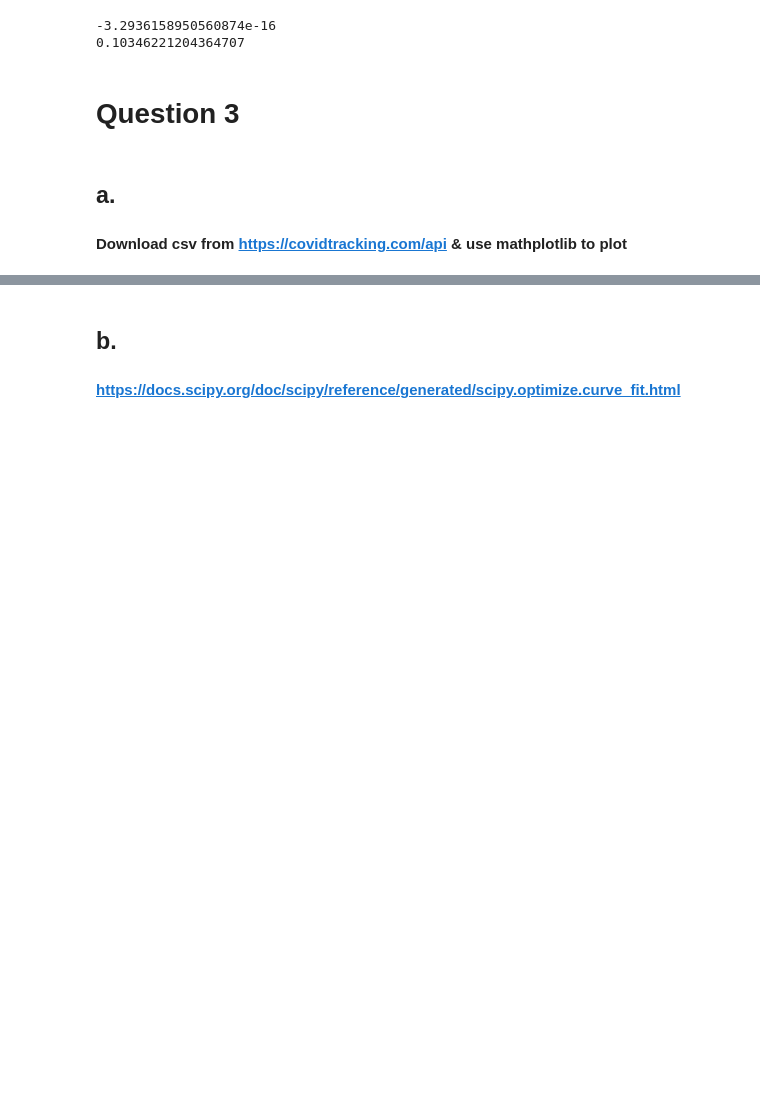
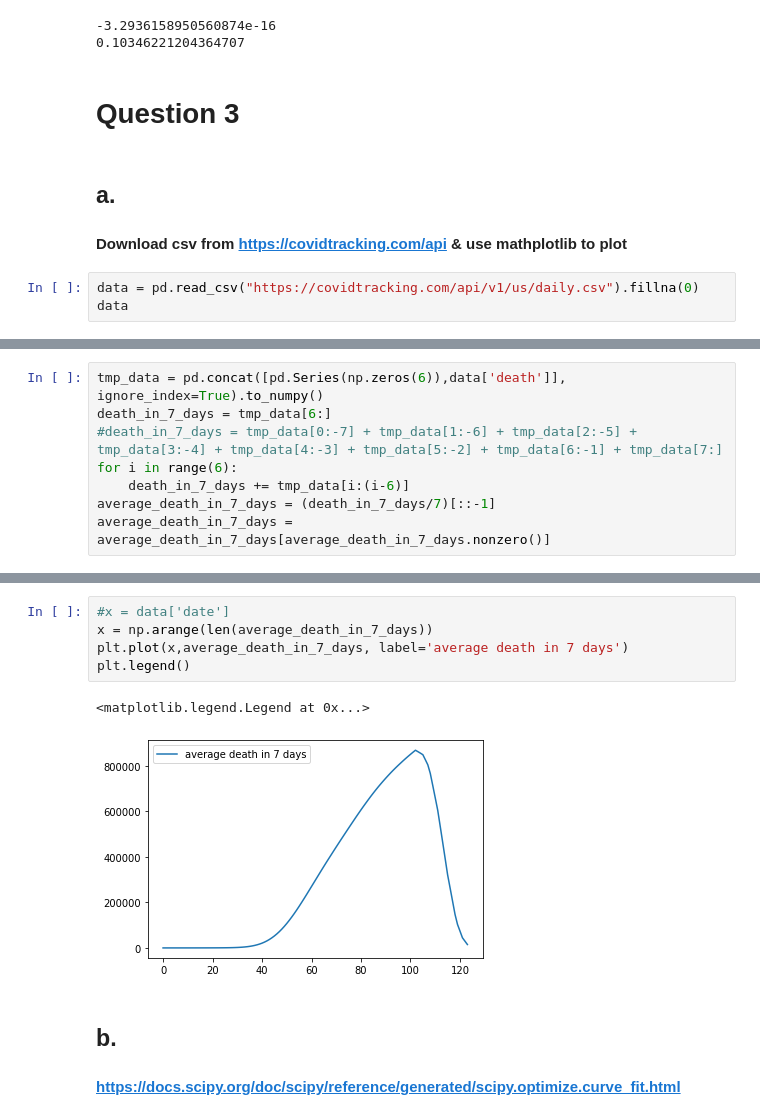
Before and after one commit to tl32rodan/Numerical_method_hw4, a Jupyter notebook: B053040014_hw4.ipynb, the cells around one changed output, grey strips where cells are left out. Cells and saved outputs as stored; diff of their text form; blank space fills up the shorter version.

```diff
--- a/B053040014_hw4.ipynb
+++ b/B053040014_hw4.ipynb
@@ -75,3 +78,6 @@ print(relative_error(q2_f_2_int(0.8) - q2_f_2_int(0), (q2_f_2(-1/np.sqrt(3)) + q
 # %% [markdown]
 ## a.
 #### Download csv from https://covidtracking.com/api & use mathplotlib to plot
+# %%
+data = pd.read_csv("https://covidtracking.com/api/v1/us/daily.csv").fillna(0)
+data
@@ -77,0 +98,8 @@ print(relative_error(q2_f_2_int(0.8) - q2_f_2_int(0), (q2_f_2(-1/np.sqrt(3)) + q
+# %%
+tmp_data = pd.concat([pd.Series(np.zeros(6)),data['death']], ignore_index=True).to_numpy()
+death_in_7_days = tmp_data[6:]
+#death_in_7_days = tmp_data[0:-7] + tmp_data[1:-6] + tmp_data[2:-5] + tmp_data[3:-4] + tmp_data[4:-3] + tmp_data[5:-2] + tmp_data[6:-1] + tmp_data[7:]
+for i in range(6):
+    death_in_7_days += tmp_data[i:(i-6)]
+average_death_in_7_days = (death_in_7_days/7)[::-1]
+average_death_in_7_days = average_death_in_7_days[average_death_in_7_days.nonzero()]
@@ -78,3 +126,11 @@ print(relative_error(q2_f_2_int(0.8) - q2_f_2_int(0), (q2_f_2(-1/np.sqrt(3)) + q
+# %%
+#x = data['date']
+x = np.arange(len(average_death_in_7_days))
+plt.plot(x,average_death_in_7_days, label='average death in 7 days')
+plt.legend()
+# %% [output]
+<matplotlib.legend.Legend at 0x...>
+[figure, added]
 # %% [markdown]
 ## b.
 #### https://docs.scipy.org/doc/scipy/reference/generated/scipy.optimize.curve_fit.html
```
Also changed, not shown: parts of 3 cells of this notebook.
